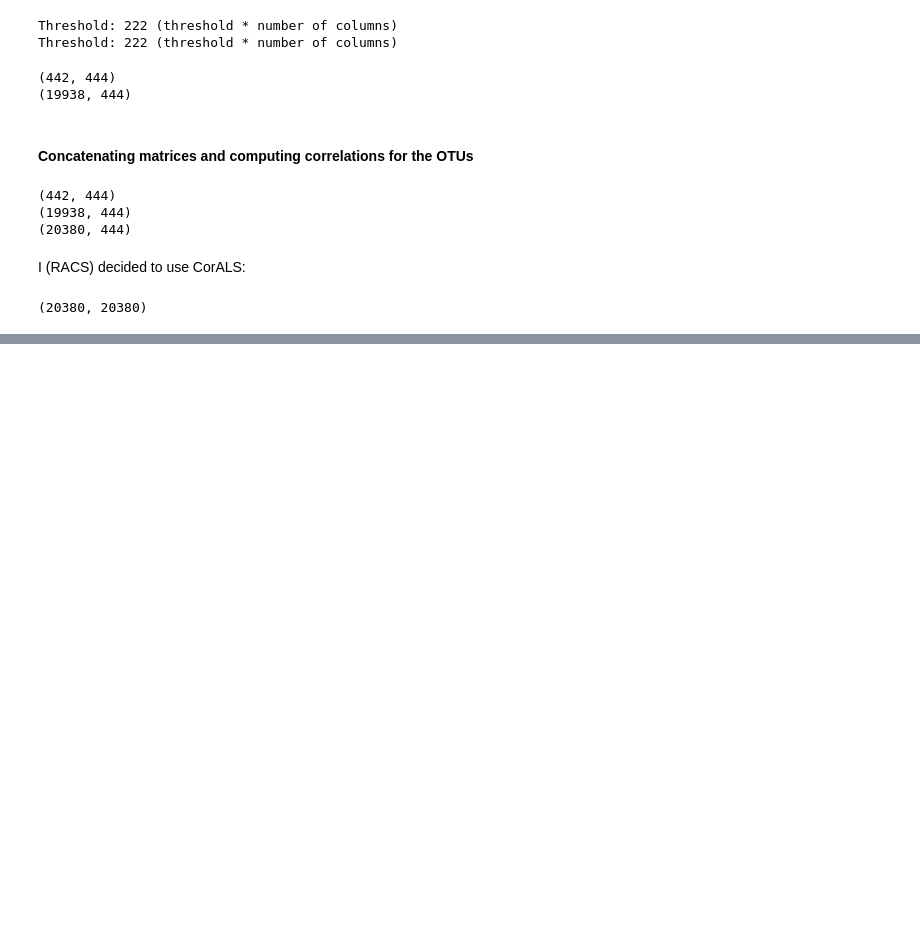
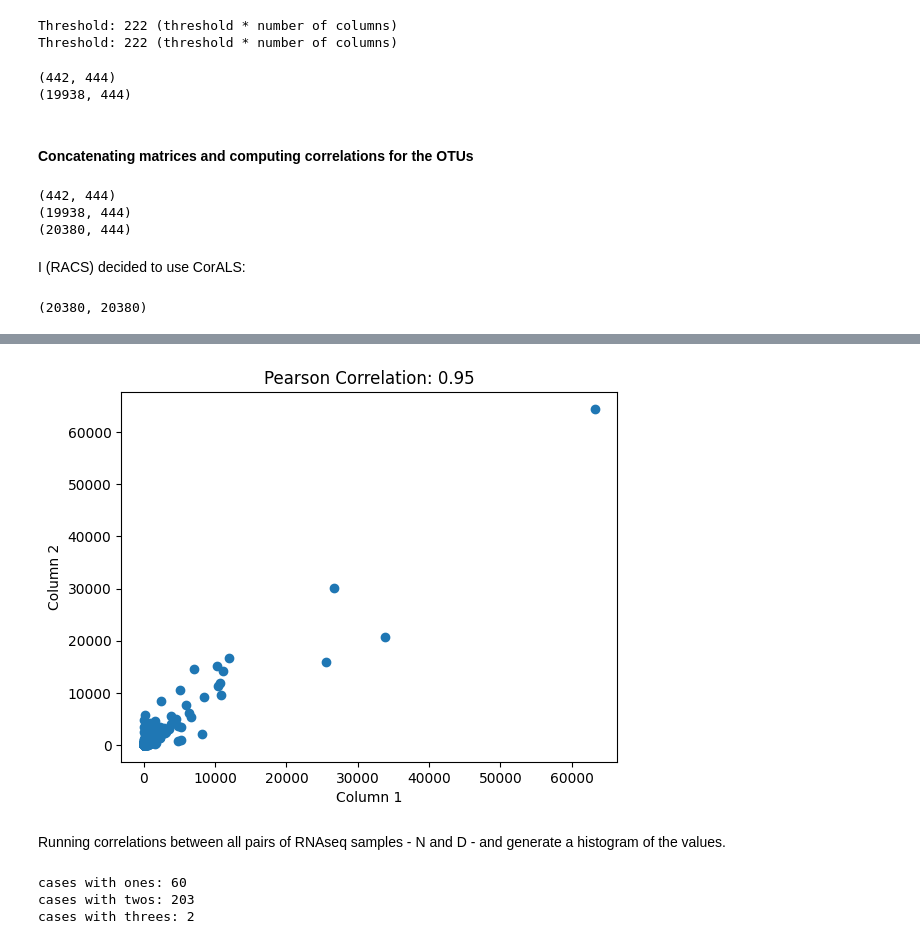
Before and after one commit to SantosRAC/maize_microbiome_transcriptomics, a Jupyter notebook: correlations_rnaseq_metataxonomics/expr_otus_correlations.ipynb, the cells around one changed output, grey strips where cells are left out. Cells and saved outputs as stored; diff of their text form; code cells hidden in the pictures; blank space fills up the shorter version.

Commit message:
Drafting correlations between merged OTUs (D/N) and RNAseq

```diff
--- a/correlations_rnaseq_metataxonomics/expr_otus_correlations.ipynb
+++ b/correlations_rnaseq_metataxonomics/expr_otus_correlations.ipynb
@@ -316,0 +418,8 @@ correlated_pairs_file.close()
+# %%
+run2my_sample_id = {}
+
+for key in dict_wallace_kremling_2018:
+    if dict_wallace_kremling_2018[key]['run_accession_rnaseq']:
+        run2my_sample_id[dict_wallace_kremling_2018[key]['run_accession_rnaseq']] = key
+    if dict_wallace_kremling_2018[key]['run_accession_16s']:
+        run2my_sample_id[dict_wallace_kremling_2018[key]['run_accession_16s']] = key
@@ -316,0 +446,12 @@ correlated_pairs_file.close()
+# %%
+import pandas as pd
+
+# Importing expression data from Kremling et al. 2018 (TPM matrix on Maize v5 using Salmon after cleaning with cutadapt)
+#kremling_expression_v5 = pd.read_csv('/media/rsantos/4TB_drive/Projects/UGA_RACS/RNAseq/Salmon/Zma2_tpm_matrix.txt', sep='\t')
+kremling_expression_v5 = pd.read_csv('/media/renato/SSD1TB/Projects/UGA_RACS/RNAseq/Salmon/Zma2_tpm_matrix.txt', sep='\t')
+
+# Rename column and reset the index
+kremling_expression_v5.set_index('Name', inplace=True)
+
+# Print the dataframe
+kremling_expression_v5.head()
@@ -316,0 +467,6 @@ correlated_pairs_file.close()
+# %%
+# Rename the columns using the dictionary
+kremling_expression_v5 = kremling_expression_v5.rename(columns=run2my_sample_id)
+kremling_expression_v5.columns = [str(x) for x in kremling_expression_v5.columns]
+
+kremling_expression_v5.head()
@@ -316,0 +485,52 @@ correlated_pairs_file.close()
+# %%
+# Assuming you have a dataframe called 'df' with columns 'column1' and 'column2'
+column1 = kremling_expression_v5['10343264_LMAN26_B84_GTGCCA']
+column2 = kremling_expression_v5['10343927_LMAD26_B84_GCAGCC']
+# %%
+# Calculate the Pearson correlation coefficient
+correlation = np.corrcoef(column1, column2)[0, 1]
+
+# Create the scatter plot
+plt.scatter(column1, column2)
+plt.xlabel('Column 1')
+plt.ylabel('Column 2')
+plt.title(f'Pearson Correlation: {correlation:.2f}')
+plt.show()
+# %% [output]
+[figure, added]
+# %% [markdown]
+Running correlations between all pairs of RNAseq samples - N and D - and generate a histogram of the values.
+# %%
+rnaseq_pairs_cors = []
+rnaseq_pairs2correlate = {}
+ones = 0
+twos = 0
+threes_or_more = 0
+
+for key in dict_wallace_kremling_2018.keys():
+    if str(dict_wallace_kremling_2018[key]['day'])+'_'+dict_wallace_kremling_2018[key]['genotype_rnaseq'] not in rnaseq_pairs2correlate.keys():
+        rnaseq_pairs2correlate[str(dict_wallace_kremling_2018[key]['day'])+'_'+dict_wallace_kremling_2018[key]['genotype_rnaseq']]=[key]
+    else:
+        rnaseq_pairs2correlate[str(dict_wallace_kremling_2018[key]['day'])+'_'+dict_wallace_kremling_2018[key]['genotype_rnaseq']].append(key)
+
+for key in rnaseq_pairs2correlate.keys():
+    if len(rnaseq_pairs2correlate[key]) == 1:
+        ones+=1
+    elif len(rnaseq_pairs2correlate[key]) == 2:
+        twos+=1
+        column1 = kremling_expression_v5[rnaseq_pairs2correlate[key][0]]
+        column2 = kremling_expression_v5[rnaseq_pairs2correlate[key][1]]
+        correlation = np.corrcoef(column1, column2)[0, 1]
+        rnaseq_pairs_cors.append(correlation)
+    elif len(rnaseq_pairs2correlate[key]) >= 3:
+        threes_or_more+=1
+    else:
+        continue
+
+print(f'cases with ones: {ones}')
+print(f'cases with twos: {twos}')
+print(f'cases with threes: {threes_or_more}')
+# %% [output]
+cases with ones: 60
+cases with twos: 203
+cases with threes: 2
```
Also changed, not shown: parts of 14 cells of this notebook.
